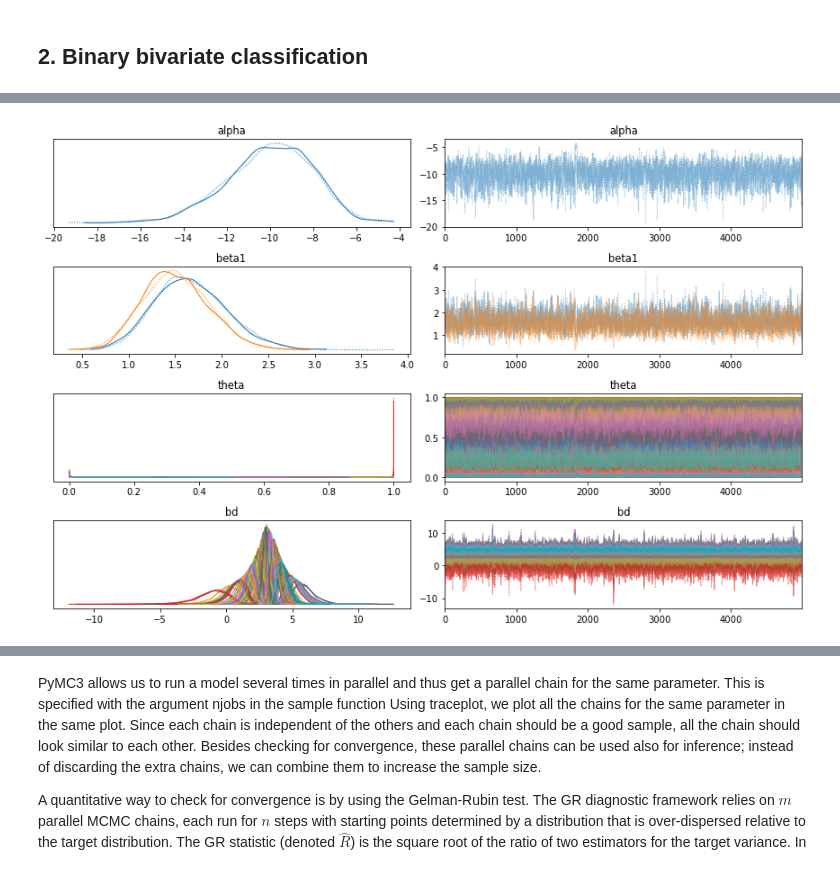
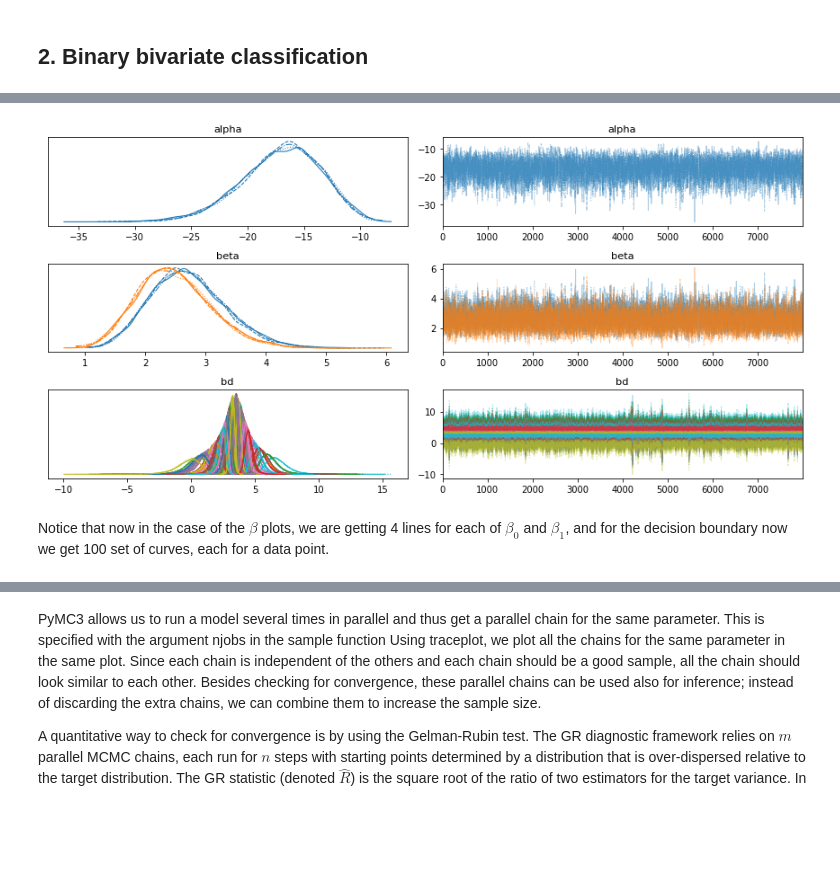
Before and after one commit to claudia-hm/BSPP, a Jupyter notebook: Project/submission/Logistic regression with pymc.ipynb, the cells around one changed output, grey strips where cells are left out. Saved outputs shown, nothing was run; the diff lists cells and outputs as text; code cells hidden in the pictures; blank space fills up the shorter version.

Commit message:
feat: Synthetic data with pymc, with comments

```diff
--- a/Project/submission/Logistic regression with pymc.ipynb
+++ b/Project/submission/Logistic regression with pymc.ipynb
@@ -119,13 +130,13 @@ Now we can plot the data together with the fitted logistic curve:
 # %%
-theta = trace_0['theta'].mean(axis=0)
+theta = trace_pymc_0['theta'].mean(axis=0)
 idx = np.argsort(x_0.flatten())
 plt.plot(x_0.flatten()[idx], theta[idx], color='b', lw=3);
-plt.axvline(trace_0['bd'].mean(), ymax=1, color='r')
-bd_hpd = az.hdi(trace_0['bd'], hdi_prob=.95)[0]
+plt.axvline(trace_pymc_0['bd'].mean(), ymax=1, color='r')
+bd_hpd = az.hdi(trace_pymc_0['bd'], hdi_prob=.95)
 plt.fill_betweenx([0, 1], bd_hpd[0], bd_hpd[1], color='r', alpha=0.5)
 
 plt.plot(x_0, y_0, 'o', color='k')
-theta_hpd = az.hdi(trace_0['theta'], hdi_prob=.95)[idx]
+theta_hpd = az.hdi(trace_pymc_0['theta'], hdi_prob=.95)[idx]
 plt.fill_between(x_0.flatten()[idx], theta_hpd[:,0], theta_hpd[:,1], color='b', alpha=0.5)
 
 plt.xlabel(r'$x_0$', fontsize=16)
@@ -145,6 +158,6 @@ K=2 #dimensions of our data
 # %%
 x1 = np.random.normal([2.5,2.5],[1,1], [N,2])
-x2 = np.random.normal([4,4],[1,1], [50,2])
+x2 = np.random.normal([4,4],[1,1], [N,2])
 plt.scatter(x1[:,0], x1[:,1])
 plt.scatter(x2[:,0], x2[:,1])
 plt.show()
@@ -153,3 +166,3 @@ plt.show()
 # %%
-x_0 = np.concatenate([x1, x2])
-y_0 = np.concatenate([np.zeros(N), np.ones(N)]).astype(int)
+x = np.concatenate([x1, x2])
+y = np.concatenate([np.zeros(N), np.ones(N)]).astype(int)
@@ -160,15 +173,12 @@ x_0.shape
 # %%
-with pm.Model() as model_0:
+with pm.Model() as model_1:
     alpha = pm.Normal('alpha', mu=0, sigma=10)
-    beta = pm.Normal('beta1', mu=0, sigma=10, shape=K)
-
-    mu = alpha + pm.math.dot(x_0, beta)
-    theta = pm.Deterministic('theta', 1 / (1 + pm.math.exp(-mu)))
-    bd = pm.Deterministic('bd', -alpha/beta[1]-beta[0]/beta[1]*x_0[:,0])
-
-    yl = pm.Bernoulli('yl', p=theta, observed=y_0)
-
+    beta = pm.Normal('beta', mu=0, sigma=10, shape=K)
+    mu = alpha + pm.math.dot(x, beta)
+    theta = 1 / (1 + pm.math.exp(-mu))
+    bd = pm.Deterministic('bd', -alpha/beta[1]-beta[0]/beta[1]*x[:,0])
+    yl = pm.Bernoulli('yl', p=theta, observed=y)
     start = pm.find_MAP()
     step = pm.NUTS()
-    trace_0 = pm.sample(5000, step, start)
+    trace_1 = pm.sample(8000, step, start)
 # %% [output]
@@ -180,6 +190,8 @@ Sampling 2 chains for 1_000 tune and 5_000 draw iterations (2_000 + 10_000 draws
 # %%
-az.plot_trace(trace_0)
+az.plot_trace(trace_1, varnames)
 plt.tight_layout()
 plt.show()
 # %% [output]
-[figure, old version]
+[figure, new version]
+# %% [markdown]
+Notice that now in the case of the $\beta$ plots, we are getting 4 lines for each of $\beta_0$ and $\beta_1$, and for the decision boundary now we get 100 set of curves, each for a data point.
```
Also changed, not shown: parts of 22 cells of this notebook.
